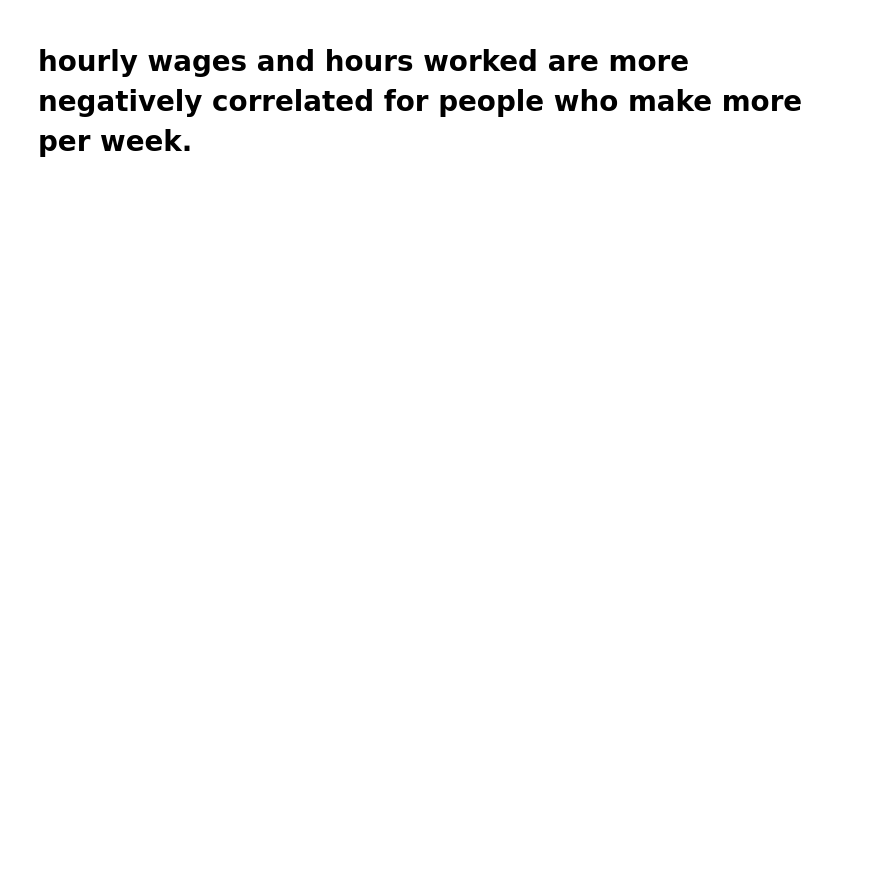
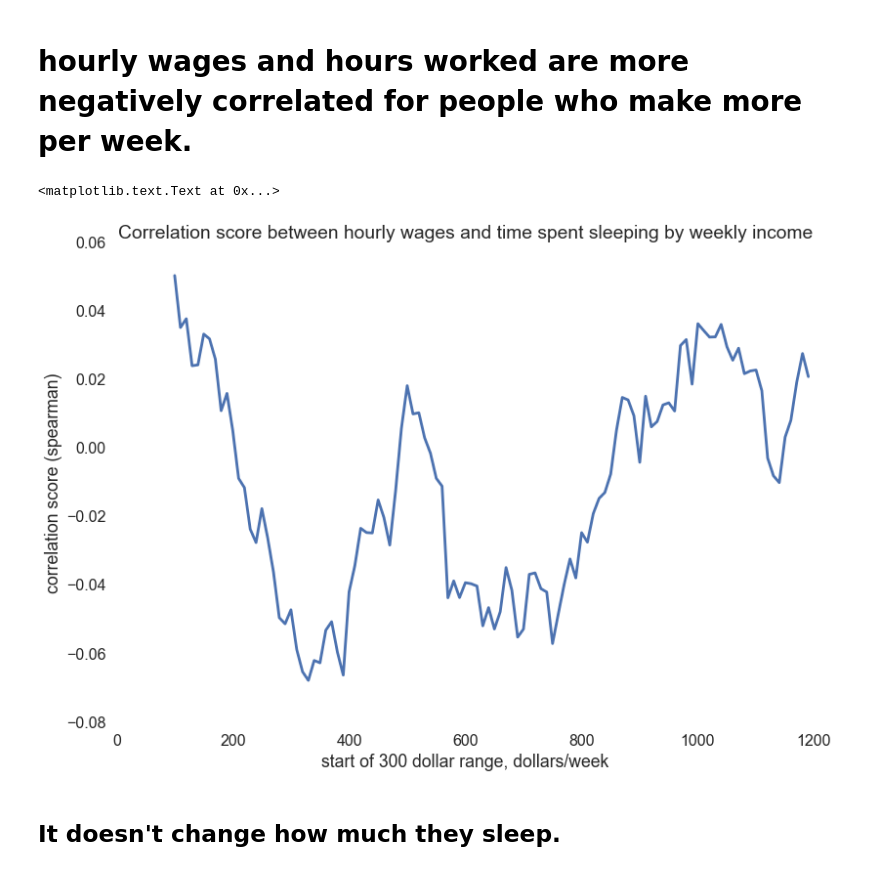
Before and after one commit to tiyd-python-2015-05/atus-analysis, a Jupyter notebook: Atus.ipynb, the cells around one changed output. Cells and saved outputs as stored; diff of their text form; code cells hidden in the pictures; blank space fills up the shorter version.

```diff
--- a/Atus.ipynb
+++ b/Atus.ipynb
@@ -239,2 +240,28 @@ plt.ylabel('correlation score (spearman)')
 # %% [markdown]
 # hourly wages and hours worked are more negatively correlated for people who make more per week.
+# %%
+corr_score = []
+ranges = []
+for item in range(100, 1200)[::10]:
+
+    ages = (80 > summary.TEAGE) & (summary.TEAGE > 20)
+    income = (summary.TRERNWA < item * 100 + 30000) & (summary.TRERNWA > item * 100)
+    values = (summary[income & ages & hours])[['TRERNWA', 'TEHRUSLT', 't010101', 'TUFINLWGT']]
+
+    values['TRERNWA'] = values['TRERNWA'].apply(lambda x: x/100) # convert to dollars
+    values['TRERNWA'] = values['TRERNWA']/values['TEHRUSLT']  # convert to hourly
+
+    values['t010101'] = values['t010101'] * values['TUFINLWGT']
+
+    corr_score.append(values['t010101'].corr(values['TRERNWA'], 'spearman'))
+    ranges.append(item)
+plt.plot(ranges, corr_score)
+plt.xlabel('start of 300 dollar range, dollars/week')
+plt.ylabel('correlation score (spearman)')
+plt.title('Correlation score between hourly wages and time spent sleeping by weekly income')
+# %% [output]
+<matplotlib.text.Text at 0x...>
+[figure, added]
+# %% [markdown]
+It doesn't change how much they sleep.
+-------------------------------------
```
Also changed, not shown: parts of 1 cell of this notebook.
